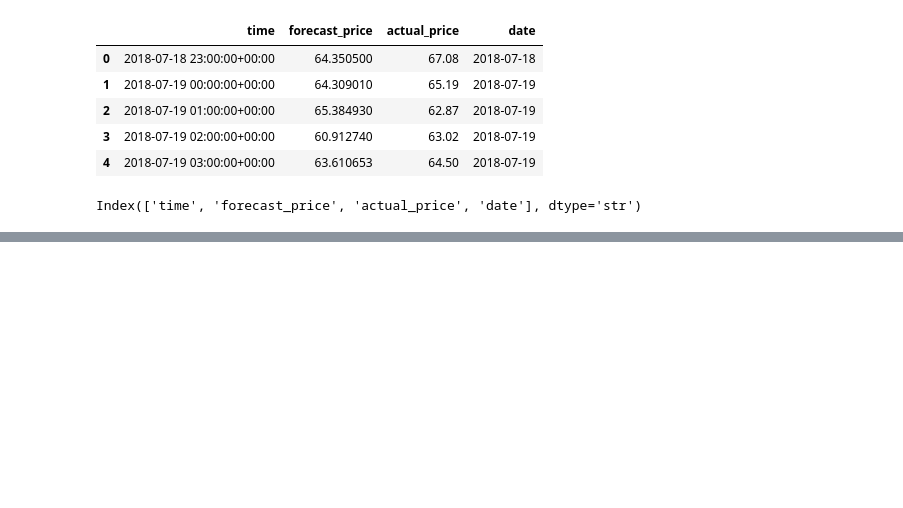
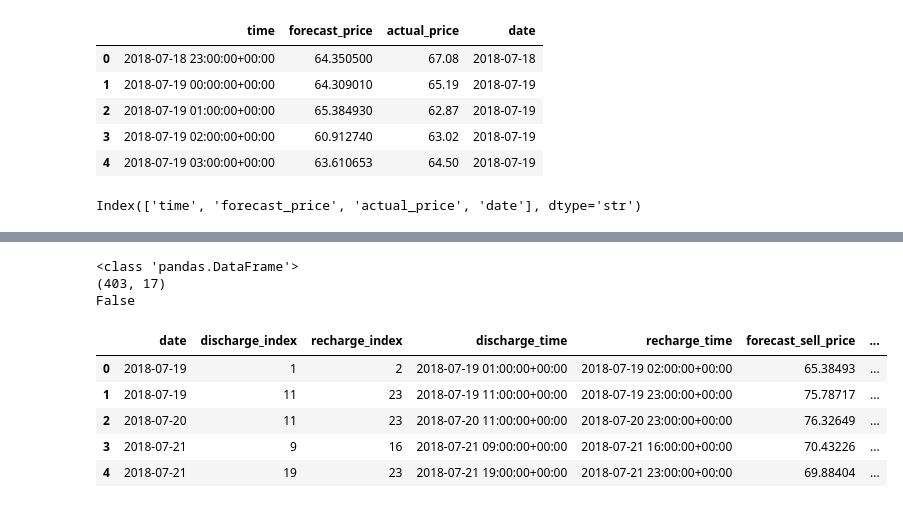
Before and after one commit to tdavies66/Electricity-Price-Forecasting-DNNs-EDA-Kaggle-, a Jupyter notebook: Notebooks/notebook3.ipynb, the cells around one changed output, grey strips where cells are left out. Saved outputs shown, nothing was run; the diff lists cells and outputs as text; code cells hidden in the pictures; blank space fills up the shorter version.

```diff
--- a/Notebooks/notebook3.ipynb
+++ b/Notebooks/notebook3.ipynb
@@ -326,0 +572,22 @@ def generate_daily_trade_candidates(
+# %%
+results = backtest_ranked_strategy(
+    df=df_results,
+    battery=battery,
+    interval_hours=1.0,
+)
+
+print(type(results))
+print(results.shape)
+print(results.empty)
+
+display(results.head())
+# %% [output]
+<class 'pandas.DataFrame'>
+(403, 17)
+False
+|  | date | discharge_index | recharge_index | discharge_time | recharge_time | forecast_sell_price | ... |
+| 0 | 2018-07-19 | 1 | 2 | 2018-07-19 01:00:00+00:00 | 2018-07-19 02:00:00+00:00 | 65.38493 | ... |
+| 1 | 2018-07-19 | 11 | 23 | 2018-07-19 11:00:00+00:00 | 2018-07-19 23:00:00+00:00 | 75.78717 | ... |
+| 2 | 2018-07-20 | 11 | 23 | 2018-07-20 11:00:00+00:00 | 2018-07-20 23:00:00+00:00 | 76.32649 | ... |
+| 3 | 2018-07-21 | 9 | 16 | 2018-07-21 09:00:00+00:00 | 2018-07-21 16:00:00+00:00 | 70.43226 | ... |
+| 4 | 2018-07-21 | 19 | 23 | 2018-07-21 19:00:00+00:00 | 2018-07-21 23:00:00+00:00 | 69.88404 | ... |
```
Also changed, not shown: parts of 9 cells of this notebook.
